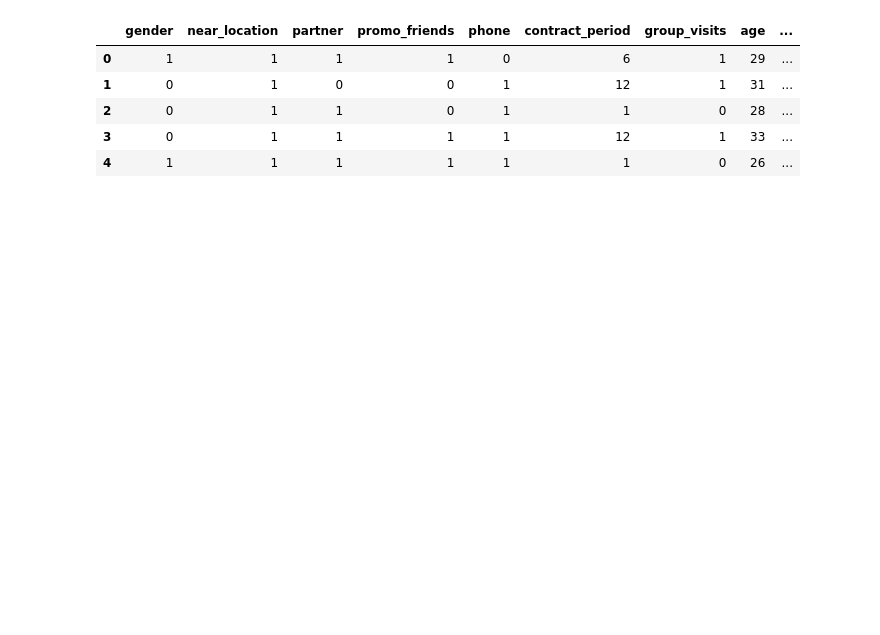
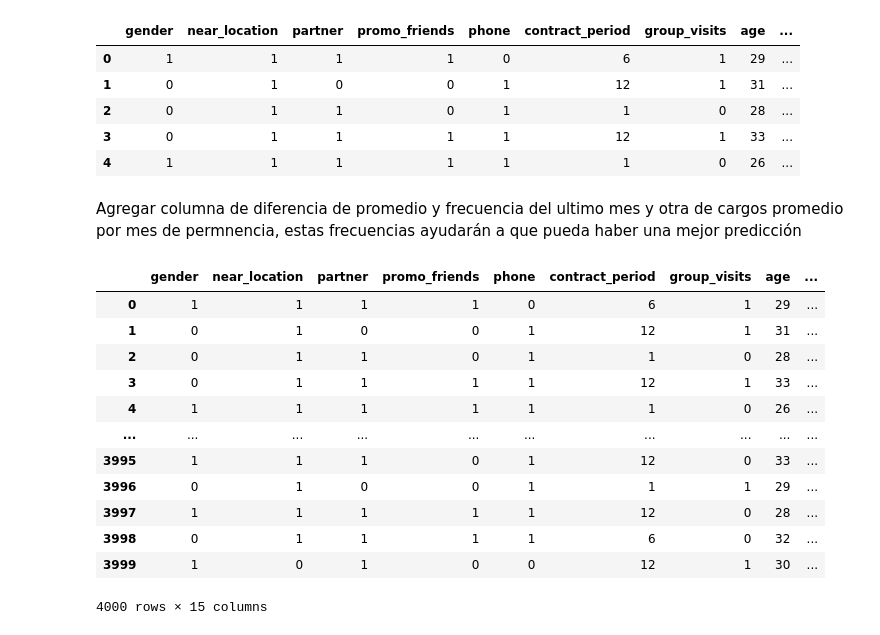
Before and after one commit to fttm-mdz/gym_churn, a Jupyter notebook: analisis/analisis_gym.ipynb, the cells around one changed output. Drawn from its saved outputs; the diff is of its cells as text; code cells hidden in the pictures; blank space fills up the shorter version.

```diff
--- a/analisis/analisis_gym.ipynb
+++ b/analisis/analisis_gym.ipynb
@@ -13,3 +13,23 @@ df.head()
 | 2 | 0 | 1 | 1 | 0 | 1 | 1 | 0 | 28 | ... |
 | 3 | 0 | 1 | 1 | 1 | 1 | 12 | 1 | 33 | ... |
 | 4 | 1 | 1 | 1 | 1 | 1 | 1 | 0 | 26 | ... |
+# %% [markdown]
+Agregar columna de diferencia de promedio y frecuencia del ultimo mes y otra de cargos promedio por mes de permnencia, estas frecuencias ayudarán a que pueda haber una mejor predicción
+# %%
+df["freq_drop"] = df["avg_class_freq_total"] - df["avg_class_freq_current_month"]
+
+df
+# %% [output]
+|  | gender | near_location | partner | promo_friends | phone | contract_period | group_visits | age | ... |
+| 0 | 1 | 1 | 1 | 1 | 0 | 6 | 1 | 29 | ... |
+| 1 | 0 | 1 | 0 | 0 | 1 | 12 | 1 | 31 | ... |
+| 2 | 0 | 1 | 1 | 0 | 1 | 1 | 0 | 28 | ... |
+| 3 | 0 | 1 | 1 | 1 | 1 | 12 | 1 | 33 | ... |
+| 4 | 1 | 1 | 1 | 1 | 1 | 1 | 0 | 26 | ... |
+| ... | ... | ... | ... | ... | ... | ... | ... | ... | ... |
+| 3995 | 1 | 1 | 1 | 0 | 1 | 12 | 0 | 33 | ... |
+| 3996 | 0 | 1 | 0 | 0 | 1 | 1 | 1 | 29 | ... |
+| 3997 | 1 | 1 | 1 | 1 | 1 | 12 | 0 | 28 | ... |
+| 3998 | 0 | 1 | 1 | 1 | 1 | 6 | 0 | 32 | ... |
+| 3999 | 1 | 0 | 1 | 0 | 0 | 12 | 1 | 30 | ... |
+4000 rows × 15 columns
```
Also changed, not shown: parts of 3 cells of this notebook.
